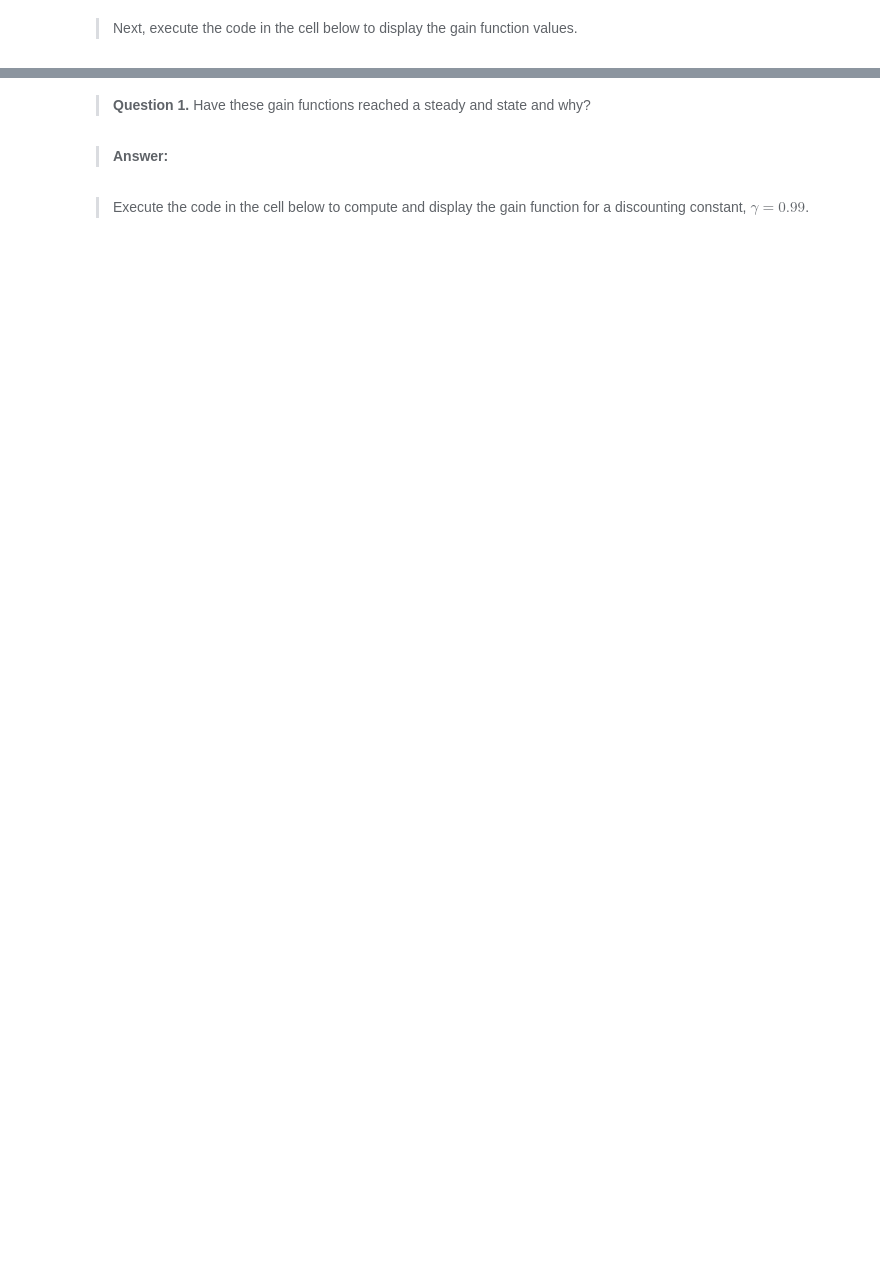
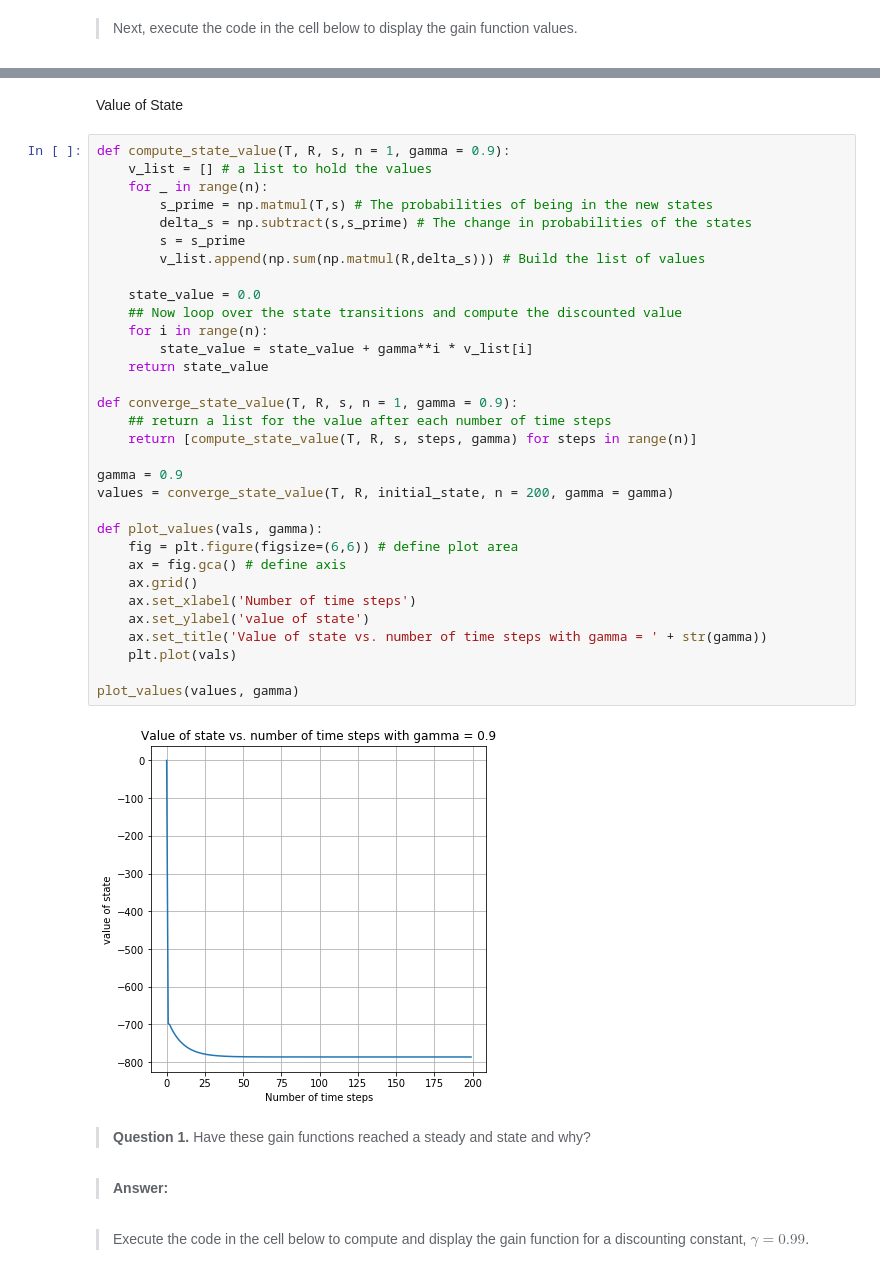
Before and after one commit to rodolfolermacontreras/ML_3_Assignment_8, a Jupyter notebook: 8_Part1_IntroductionToMarkovDecisionProcesses.ipynb, the cells around one changed output, grey strips where cells are left out. Drawn from its saved outputs; the diff is of its cells as text; blank space fills up the shorter version.

```diff
--- a/8_Part1_IntroductionToMarkovDecisionProcesses.ipynb
+++ b/8_Part1_IntroductionToMarkovDecisionProcesses.ipynb
@@ -263,3 +314,39 @@ plot_gain(gains, labels)
+# %% [markdown]
+Value of State
+# %%
+def compute_state_value(T, R, s, n = 1, gamma = 0.9):
+    v_list = [] # a list to hold the values
+    for _ in range(n):
+        s_prime = np.matmul(T,s) # The probabilities of being in the new states
+        delta_s = np.subtract(s,s_prime) # The change in probabilities of the states
+        s = s_prime
+        v_list.append(np.sum(np.matmul(R,delta_s))) # Build the list of values
+
+    state_value = 0.0
+    ## Now loop over the state transitions and compute the discounted value
+    for i in range(n):
+        state_value = state_value + gamma**i * v_list[i]
+    return state_value
+
+def converge_state_value(T, R, s, n = 1, gamma = 0.9):
+    ## return a list for the value after each number of time steps
+    return [compute_state_value(T, R, s, steps, gamma) for steps in range(n)]
+
+gamma = 0.9
+values = converge_state_value(T, R, initial_state, n = 200, gamma = gamma)
+
+def plot_values(vals, gamma):
+    fig = plt.figure(figsize=(6,6)) # define plot area
+    ax = fig.gca() # define axis
+    ax.grid()
+    ax.set_xlabel('Number of time steps')
+    ax.set_ylabel('value of state')
+    ax.set_title('Value of state vs. number of time steps with gamma = ' + str(gamma))
+    plt.plot(vals)
+
+plot_values(values, gamma)
+# %% [output]
+[figure, added]
 # %% [markdown]
 > **Question 1.** Have these gain functions reached a steady and state and why?
 # %% [markdown]
```
Also changed, not shown: parts of 15 cells of this notebook.
